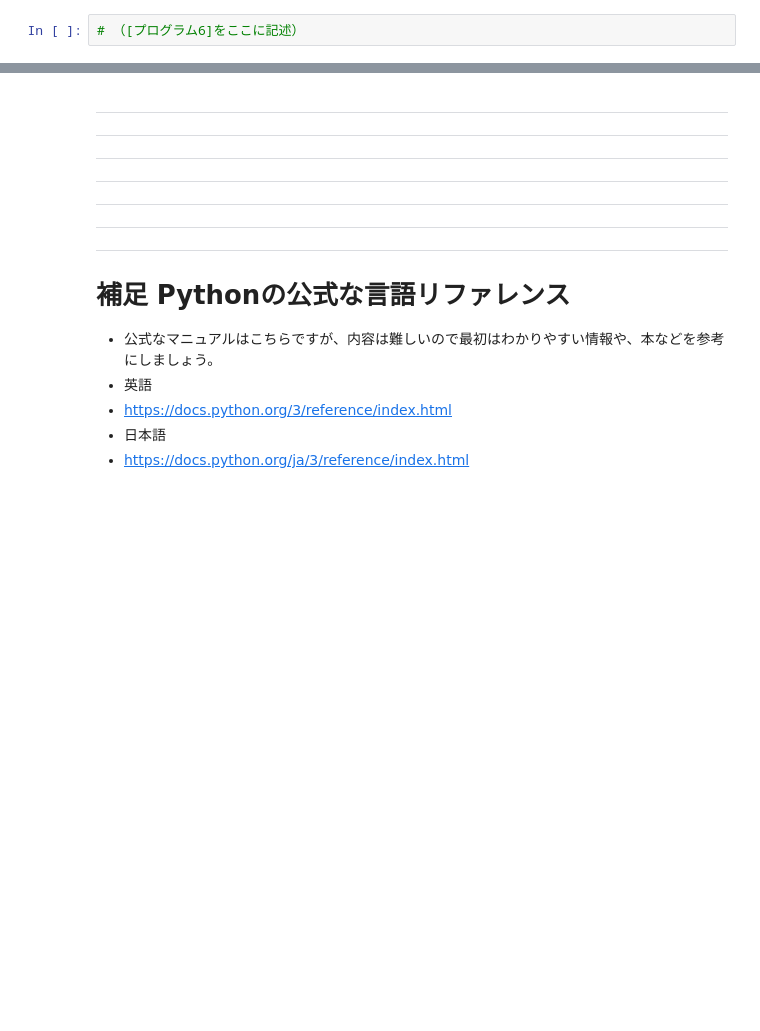
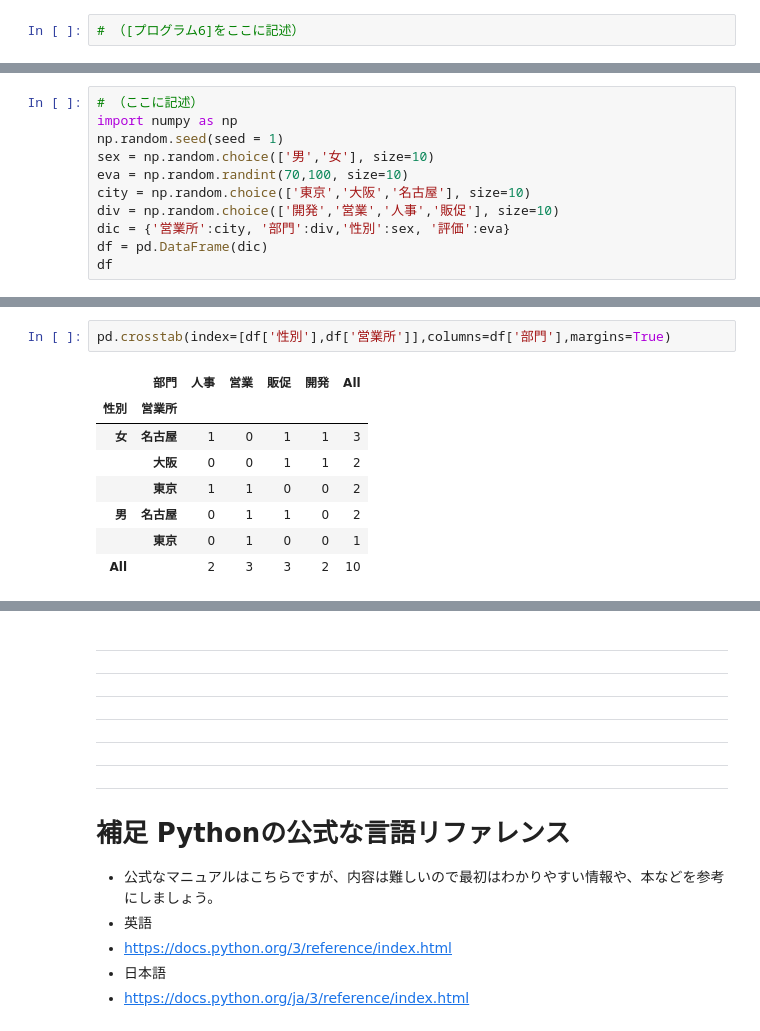
Before and after one commit to abenben/starproject-python, a Jupyter notebook: tutorial08.ipynb, the cells around one changed output, grey strips where cells are left out. Drawn from its saved outputs; the diff is of its cells as text; blank space fills up the shorter version.

```diff
--- a/tutorial08.ipynb
+++ b/tutorial08.ipynb
@@ -513,0 +614,11 @@ pd.merge(leftdf,rightdf,on='名前',how='right')
+# %%
+# （ここに記述）
+import numpy as np
+np.random.seed(seed = 1)
+sex = np.random.choice(['男','女'], size=10)
+eva = np.random.randint(70,100, size=10)
+city = np.random.choice(['東京','大阪','名古屋'], size=10)
+div = np.random.choice(['開発','営業','人事','販促'], size=10)
+dic = {'営業所':city, '部門':div,'性別':sex, '評価':eva}
+df = pd.DataFrame(dic)
+df
@@ -513,0 +654,11 @@ pd.merge(leftdf,rightdf,on='名前',how='right')
+# %%
+pd.crosstab(index=[df['性別'],df['営業所']],columns=df['部門'],margins=True)
+# %% [output]
+|  | 部門 | 人事 | 営業 | 販促 | 開発 | All |
+| 性別 | 営業所 |  |  |  |  |  |
+| 女 | 名古屋 | 1 | 0 | 1 | 1 | 3 |
+|  | 大阪 | 0 | 0 | 1 | 1 | 2 |
+|  | 東京 | 1 | 1 | 0 | 0 | 2 |
+| 男 | 名古屋 | 0 | 1 | 1 | 0 | 2 |
+|  | 東京 | 0 | 1 | 0 | 0 | 1 |
+| All |  | 2 | 3 | 3 | 2 | 10 |
```
Also changed, not shown: parts of 25 cells of this notebook.
